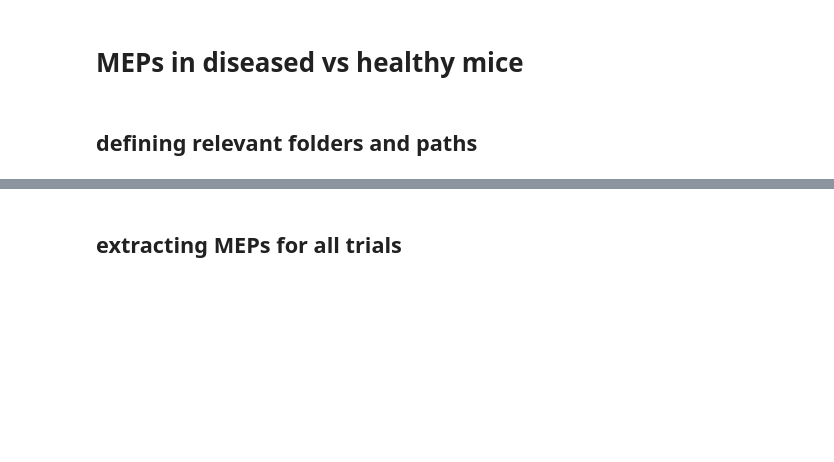
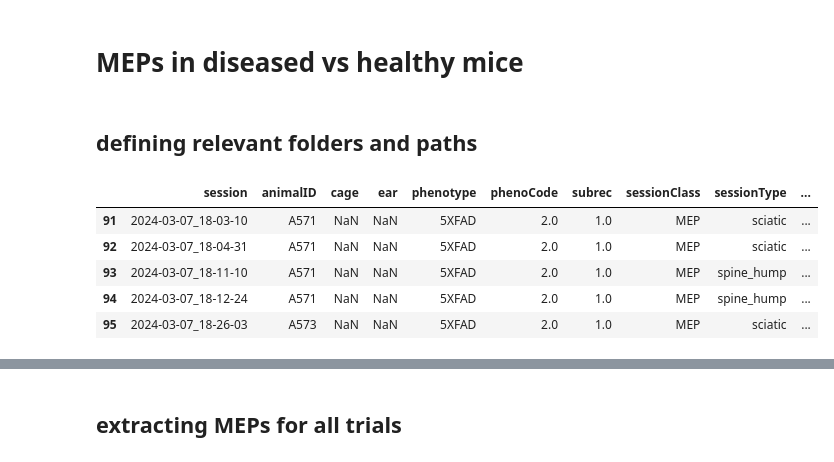
Before and after one commit to raknah/neuroelectrophysiology, a Jupyter notebook: notebooks/simplfied MEP extract.ipynb, the cells around one changed output, grey strips where cells are left out. Drawn from its saved outputs; the diff is of its cells as text; code cells hidden in the pictures; blank space fills up the shorter version.

```diff
--- a/notebooks/simplfied MEP extract.ipynb
+++ b/notebooks/simplfied MEP extract.ipynb
@@ -26,2 +18,17 @@ temp2.to_csv('/Users/fomo/Documents/Research/UNIC Research/Motor Evoked Potentia
+# %%
+excel = '/Users/fomo/Documents/Research/UNIC Research/Motor Evoked Potentials Test/MICE_LIST_EEG.xlsx'
+temp = pd.read_excel(excel, sheet_name='MEP2024')
+temp = temp.iloc[91:]
+
+temp.to_csv('/Users/fomo/Documents/Research/UNIC Research/Motor Evoked Potentials Test/MICE_EEG_2024 (93-257).csv', index=False)
+
+temp.head()
+# %% [output]
+|  | session | animalID | cage | ear | phenotype | phenoCode | subrec | sessionClass | sessionType | ... |
+| 91 | 2024-03-07_18-03-10 | A571 | NaN | NaN | 5XFAD | 2.0 | 1.0 | MEP | sciatic | ... |
+| 92 | 2024-03-07_18-04-31 | A571 | NaN | NaN | 5XFAD | 2.0 | 1.0 | MEP | sciatic | ... |
+| 93 | 2024-03-07_18-11-10 | A571 | NaN | NaN | 5XFAD | 2.0 | 1.0 | MEP | spine_hump | ... |
+| 94 | 2024-03-07_18-12-24 | A571 | NaN | NaN | 5XFAD | 2.0 | 1.0 | MEP | spine_hump | ... |
+| 95 | 2024-03-07_18-26-03 | A573 | NaN | NaN | 5XFAD | 2.0 | 1.0 | MEP | sciatic | ... |
 # %%
 test = '/Users/fomo/Documents/Research/UNIC Research/Motor Evoked Potentials Test/MICE_EEG_2024 (93-102).csv'
```
Also changed, not shown: parts of 15 cells of this notebook.
